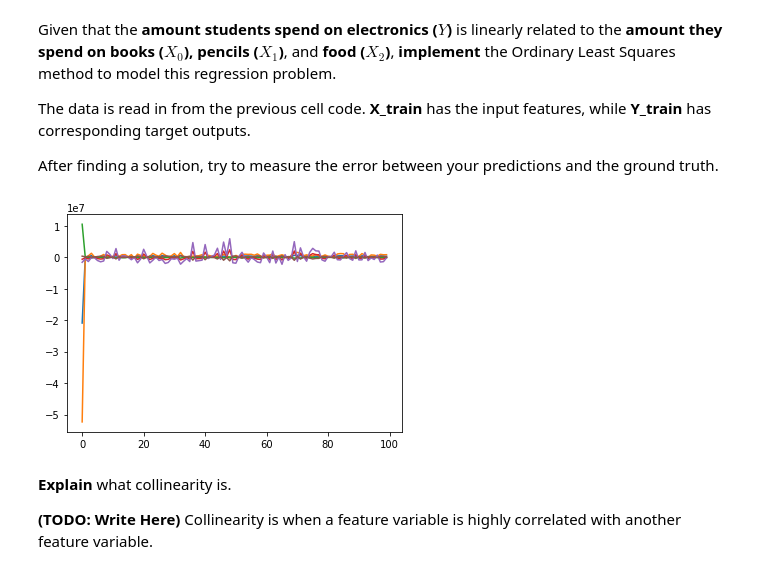
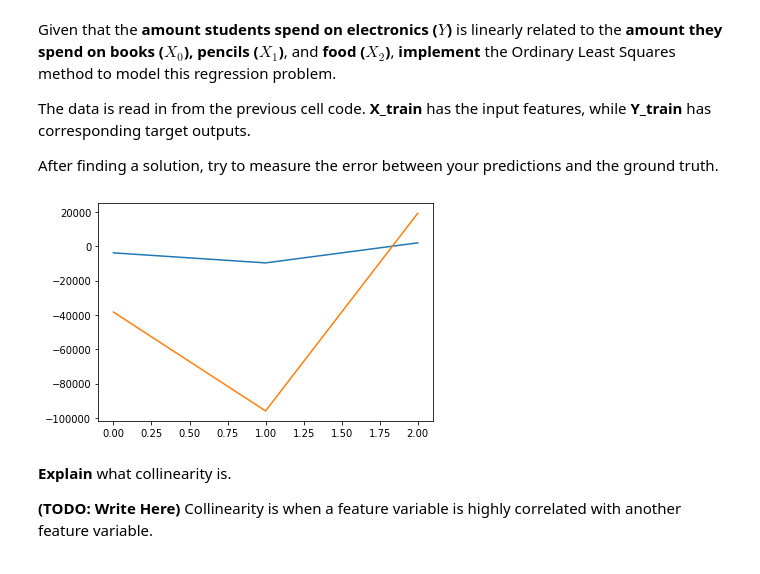
Before and after one commit to alarichunziker/Homework-1, a Jupyter notebook: Homework-1.ipynb, the cells around one changed output. Drawn from its saved outputs; the diff is of its cells as text; code cells hidden in the pictures.

```diff
--- a/Homework-1.ipynb
+++ b/Homework-1.ipynb
@@ -176,23 +174,23 @@ After finding a solution, try to measure the error between your predictions and
 # %%
 # TODO: Create code for OLS here. DO NOT use any other libraries in your first implementation.
 # TODO: Plot your regression line over the input points.
 
 def OLS(X, y):
-    return np.linalg.pinv(X.T) * y
+    return np.linalg.solve(np.dot(X.T, X), np.dot(X.T, y))
 
 # TODO: check against training data
 theta = OLS(X_train,Y_train)
 thetaTest = OLS(X_test, Y_test)
 
 # TODO: test your model on testing data
 def numpy_plot():
     plt.plot(theta)
     plt.plot(thetaTest)
     plt.show()
 
 numpy_plot()
 # %% [output]
-[figure, old version]
+[figure, new version]
 # %% [markdown]
 **Explain** what collinearity is.
 
```
Also changed, not shown: parts of 12 cells of this notebook.
